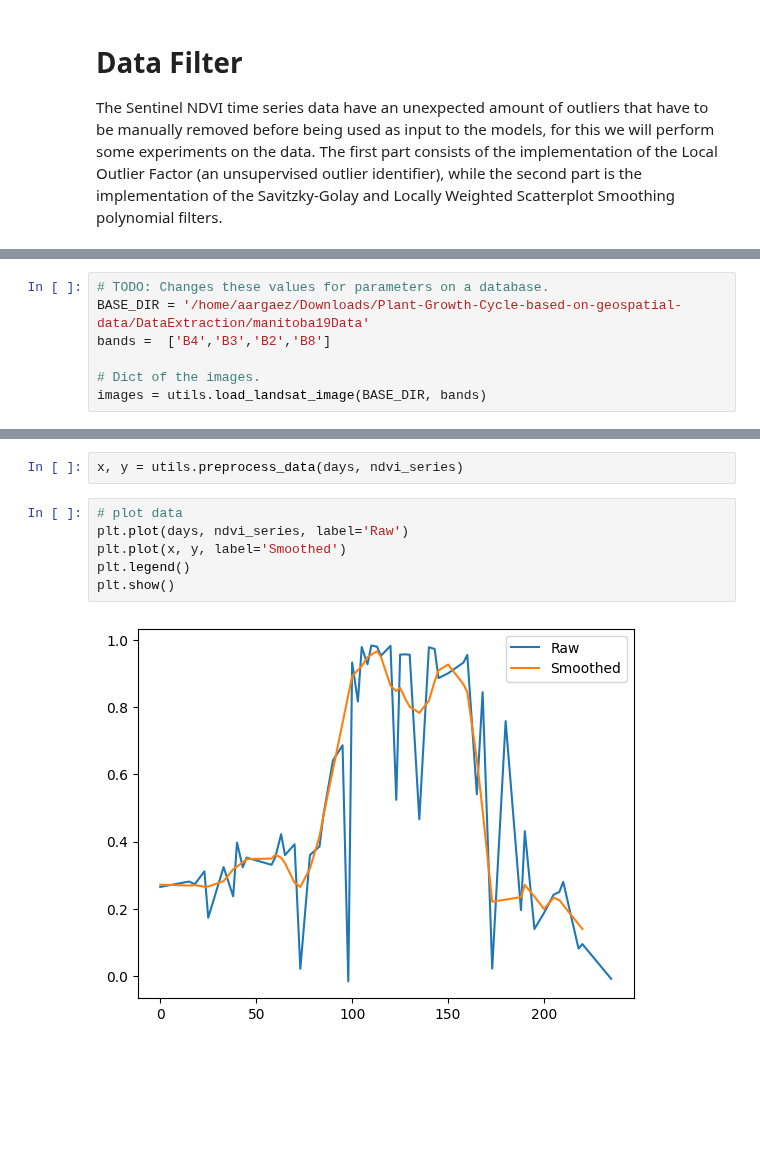
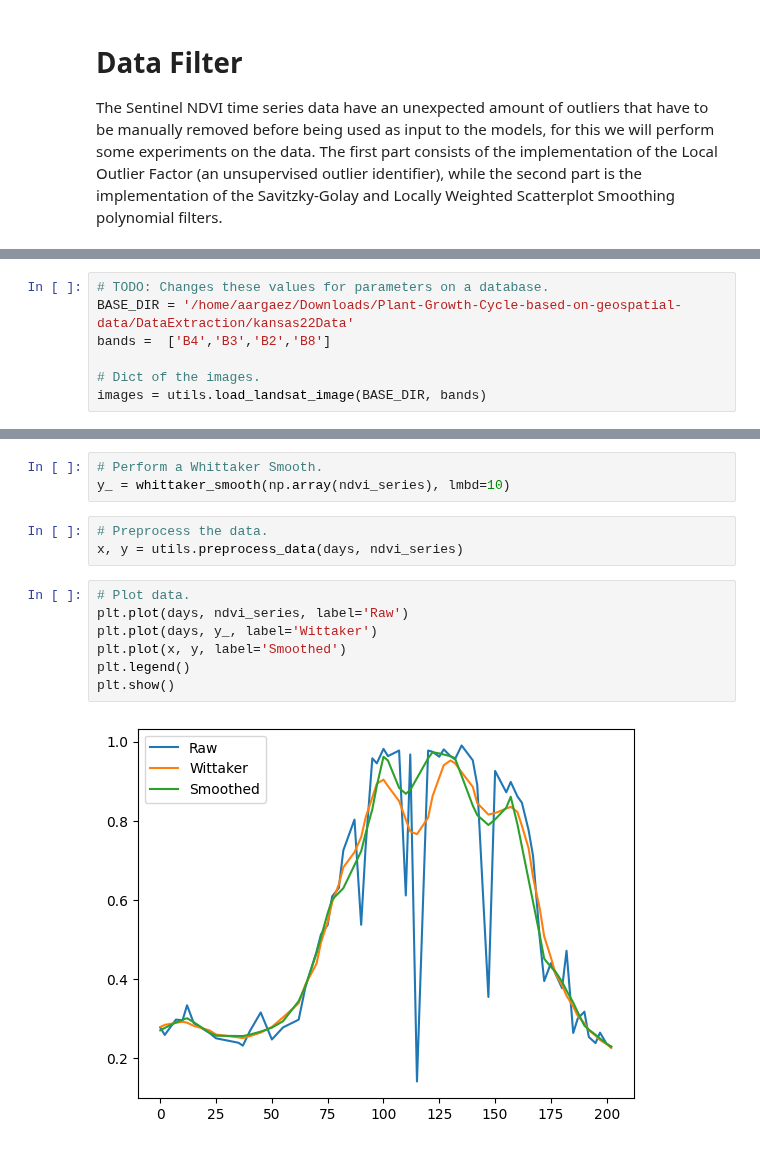
Before and after one commit to AguilarAngel9/Plant-Growth-Cycle-based-on-geospatial-data, a Jupyter notebook: DataExtraction/dataFilter.ipynb, the cells around one changed output, grey strips where cells are left out. Cells and saved outputs as stored; diff of their text form; blank space fills up the shorter version.

Commit message:
Mockup data filter

```diff
--- a/DataExtraction/dataFilter.ipynb
+++ b/DataExtraction/dataFilter.ipynb
@@ -21,6 +12,6 @@ from scipy.signal import savgol_filter
 # %%
 # TODO: Changes these values for parameters on a database.
-BASE_DIR = '/home/aargaez/Downloads/Plant-Growth-Cycle-based-on-geospatial-data/DataExtraction/manitoba19Data'
+BASE_DIR = '/home/aargaez/Downloads/Plant-Growth-Cycle-based-on-geospatial-data/DataExtraction/kansas22Data'
 bands =  ['B4','B3','B2','B8']
 
 # Dict of the images.
@@ -58,10 +51,15 @@ plt.show()
+# %%
+# Perform a Whittaker Smooth.
+y_ = whittaker_smooth(np.array(ndvi_series), lmbd=10)
 # %%
+# Preprocess the data.
 x, y = utils.preprocess_data(days, ndvi_series)
 # %%
-# plot data
+# Plot data.
 plt.plot(days, ndvi_series, label='Raw')
+plt.plot(days, y_, label='Wittaker')
 plt.plot(x, y, label='Smoothed')
 plt.legend()
 plt.show()
 # %% [output]
-[figure, old version]
+[figure, new version]
```
Also changed, not shown: parts of 7 cells of this notebook.
